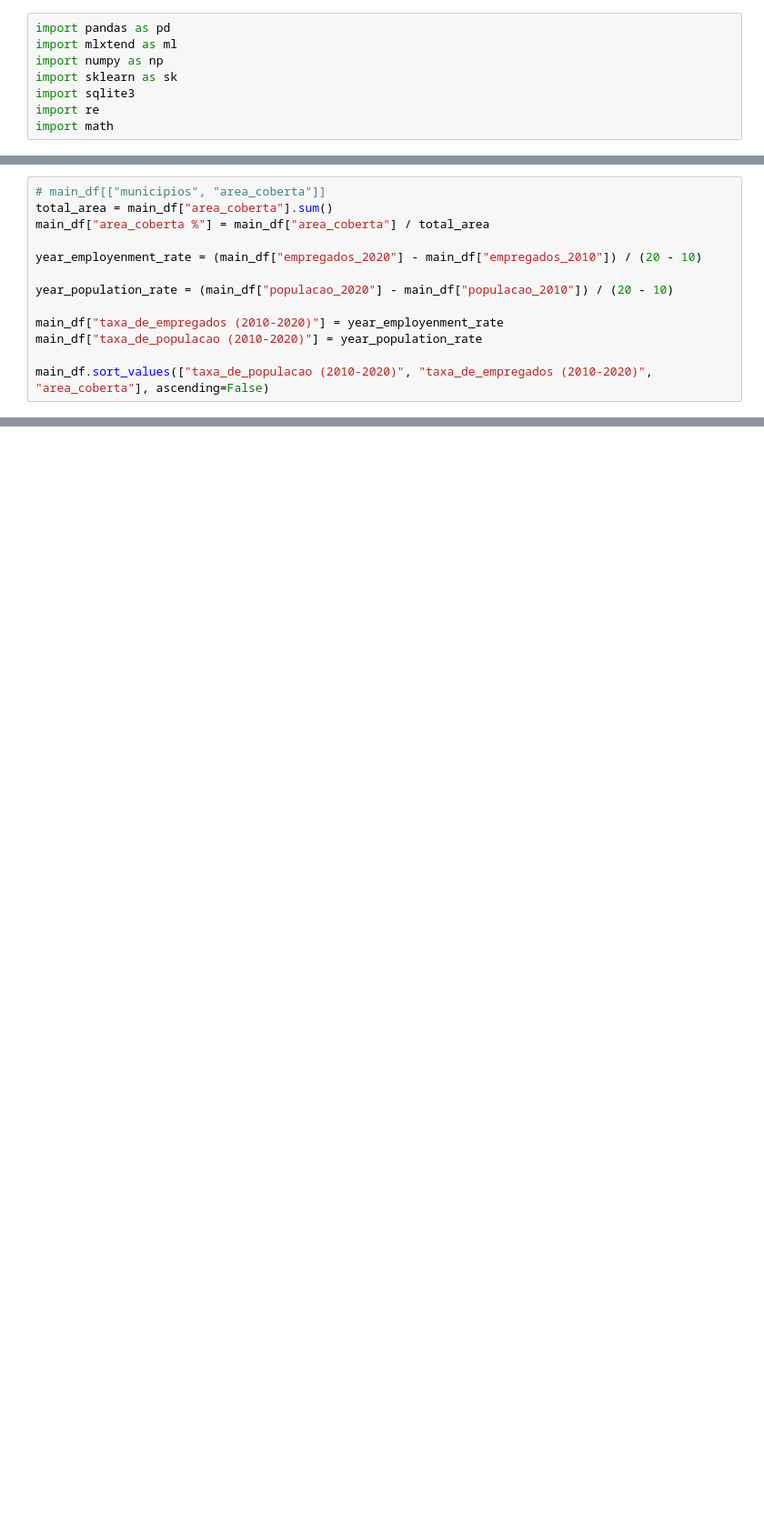
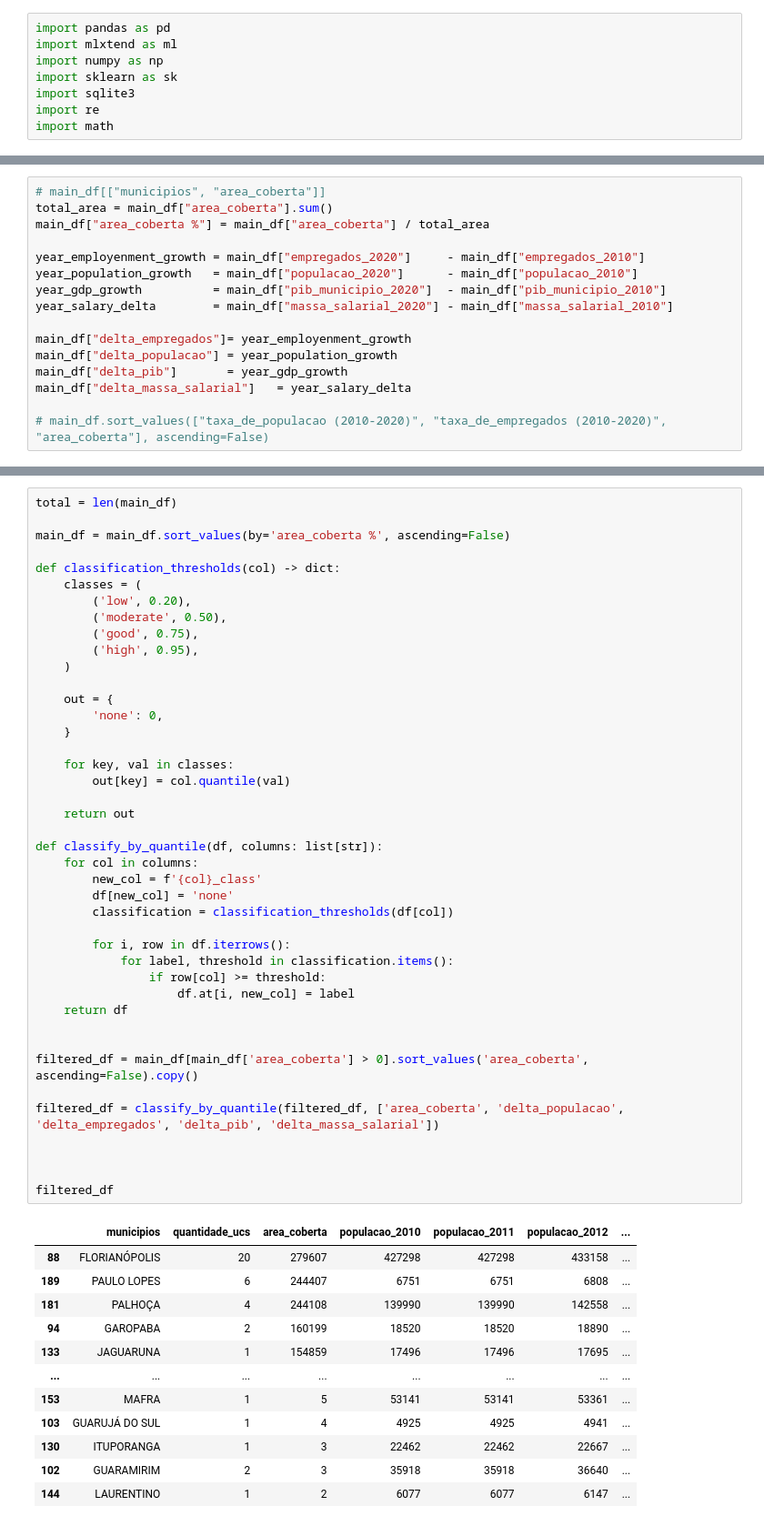
Before and after one commit to marquesrs/iaiaia, a Jupyter notebook: src/main.ipynb, the cells around one changed output, grey strips where cells are left out. Shown at 91% size. Drawn from its saved outputs; the diff is of its cells as text; blank space fills up the shorter version.

```diff
--- a/src/main.ipynb
+++ b/src/main.ipynb
@@ -33,11 +20,14 @@ main_df
 total_area = main_df["area_coberta"].sum()
 main_df["area_coberta %"] = main_df["area_coberta"] / total_area
 
-year_employenment_rate = (main_df["empregados_2020"] - main_df["empregados_2010"]) / (20 - 10)
+year_employenment_growth = main_df["empregados_2020"]     - main_df["empregados_2010"]
+year_population_growth   = main_df["populacao_2020"]      - main_df["populacao_2010"]
+year_gdp_growth          = main_df["pib_municipio_2020"]  - main_df["pib_municipio_2010"]
+year_salary_delta        = main_df["massa_salarial_2020"] - main_df["massa_salarial_2010"]
 
-year_population_rate = (main_df["populacao_2020"] - main_df["populacao_2010"]) / (20 - 10)
+main_df["delta_empregados"]= year_employenment_growth
+main_df["delta_populacao"] = year_population_growth
+main_df["delta_pib"]       = year_gdp_growth
+main_df["delta_massa_salarial"]   = year_salary_delta
 
-main_df["taxa_de_empregados (2010-2020)"] = year_employenment_rate
-main_df["taxa_de_populacao (2010-2020)"] = year_population_rate
-
-main_df.sort_values(["taxa_de_populacao (2010-2020)", "taxa_de_empregados (2010-2020)", "area_coberta"], ascending=False)
+# main_df.sort_values(["taxa_de_populacao (2010-2020)", "taxa_de_empregados (2010-2020)", "area_coberta"], ascending=False)
@@ -96,0 +34,55 @@ main_df
+# %%
+total = len(main_df)
+
+main_df = main_df.sort_values(by='area_coberta %', ascending=False)
+
+def classification_thresholds(col) -> dict:
+    classes = (
+        ('low', 0.20),
+        ('moderate', 0.50),
+        ('good', 0.75),
+        ('high', 0.95),
+    )
+
+    out = {
+        'none': 0,
+    }
+
+    for key, val in classes:
+        out[key] = col.quantile(val)
+
+    return out
+
+def classify_by_quantile(df, columns: list[str]):
+    for col in columns:
+        new_col = f'{col}_class'
+        df[new_col] = 'none'
+        classification = classification_thresholds(df[col])
+
+        for i, row in df.iterrows():
+            for label, threshold in classification.items():
+                if row[col] >= threshold:
+                    df.at[i, new_col] = label
+    return df
+
+
+filtered_df = main_df[main_df['area_coberta'] > 0].sort_values('area_coberta', ascending=False).copy()
+
+filtered_df = classify_by_quantile(filtered_df, ['area_coberta', 'delta_populacao', 'delta_empregados', 'delta_pib', 'delta_massa_salarial'])
+
+
+
+filtered_df
+# %% [output]
+|  | municipios | quantidade_ucs | area_coberta | populacao_2010 | populacao_2011 | populacao_2012 | ... |
+| 88 | FLORIANÓPOLIS | 20 | 279607 | 427298 | 427298 | 433158 | ... |
+| 189 | PAULO LOPES | 6 | 244407 | 6751 | 6751 | 6808 | ... |
+| 181 | PALHOÇA | 4 | 244108 | 139990 | 139990 | 142558 | ... |
+| 94 | GAROPABA | 2 | 160199 | 18520 | 18520 | 18890 | ... |
+| 133 | JAGUARUNA | 1 | 154859 | 17496 | 17496 | 17695 | ... |
+| ... | ... | ... | ... | ... | ... | ... | ... |
+| 153 | MAFRA | 1 | 5 | 53141 | 53141 | 53361 | ... |
+| 103 | GUARUJÁ DO SUL | 1 | 4 | 4925 | 4925 | 4941 | ... |
+| 130 | ITUPORANGA | 1 | 3 | 22462 | 22462 | 22667 | ... |
+| 102 | GUARAMIRIM | 2 | 3 | 35918 | 35918 | 36640 | ... |
+| 144 | LAURENTINO | 1 | 2 | 6077 | 6077 | 6147 | ... |
```
Also changed, not shown: parts of 7 cells of this notebook, 1 other file.
